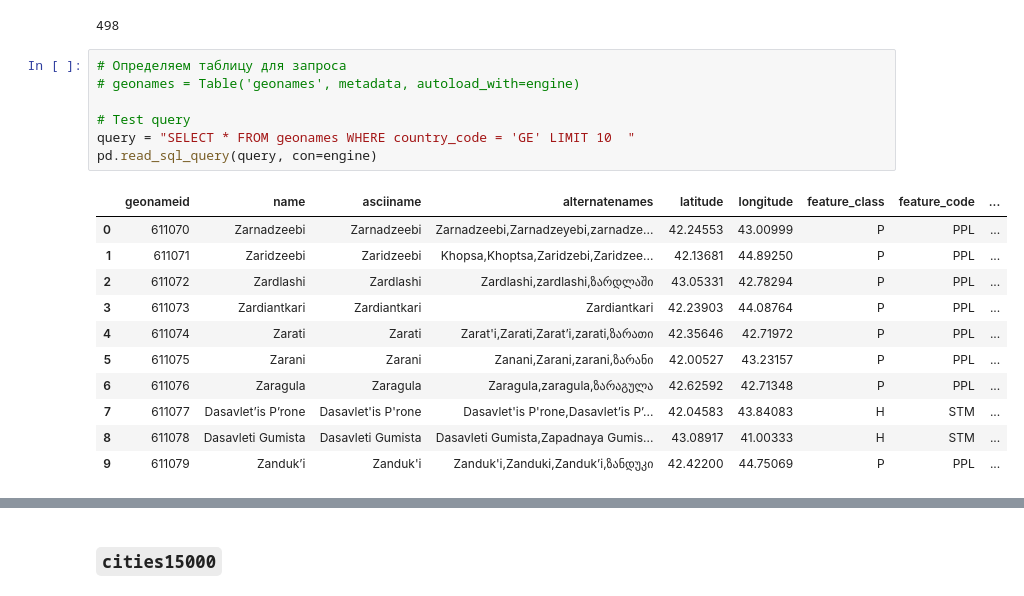
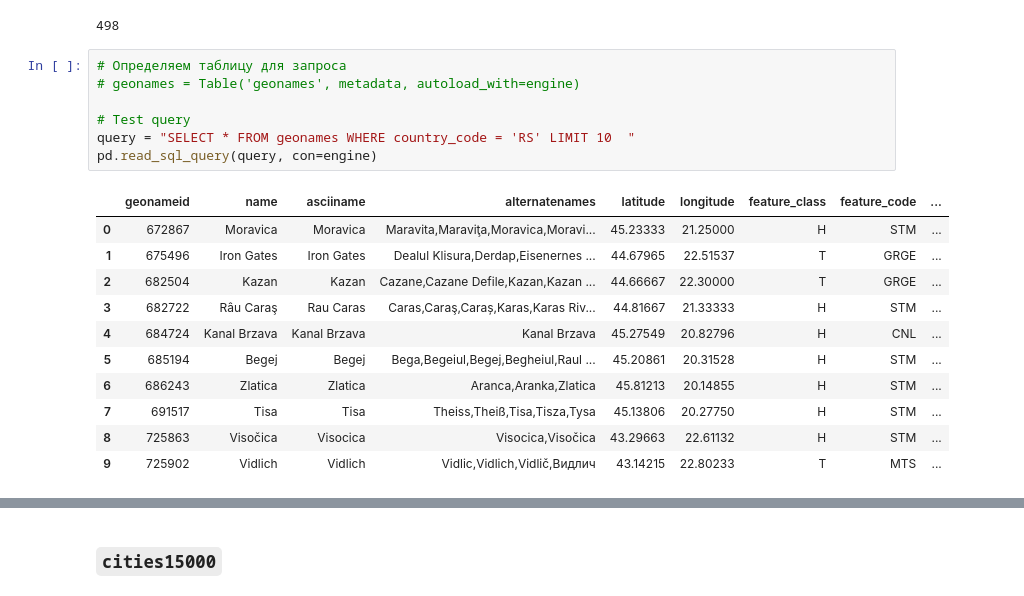
Before and after one commit to eburakova/geoname_matching, a Jupyter notebook: main.ipynb, the cells around one changed output, grey strips where cells are left out. Cells and saved outputs as stored; diff of their text form.

```diff
--- a/main.ipynb
+++ b/main.ipynb
@@ -350,19 +349,19 @@ data.to_sql('geonames', con=engine, if_exists='append', index=False)
 # %%
 # Определяем таблицу для запроса
 # geonames = Table('geonames', metadata, autoload_with=engine)
 
 # Test query
-query = "SELECT * FROM geonames WHERE country_code = 'GE' LIMIT 10  "
+query = "SELECT * FROM geonames WHERE country_code = 'RS' LIMIT 10  "
 pd.read_sql_query(query, con=engine)
 # %% [output]
 |  | geonameid | name | asciiname | alternatenames | latitude | longitude | feature_class | feature_code | ... |
-| 0 | 611070 | Zarnadzeebi | Zarnadzeebi | Zarnadzeebi,Zarnadzeyebi,zarnadze... | 42.24553 | 43.00999 | P | PPL | ... |
-| 1 | 611071 | Zaridzeebi | Zaridzeebi | Khopsa,Khoptsa,Zaridzebi,Zaridzee... | 42.13681 | 44.89250 | P | PPL | ... |
-| 2 | 611072 | Zardlashi | Zardlashi | Zardlashi,zardlashi,ზარდლაში | 43.05331 | 42.78294 | P | PPL | ... |
-| 3 | 611073 | Zardiantkari | Zardiantkari | Zardiantkari | 42.23903 | 44.08764 | P | PPL | ... |
-| 4 | 611074 | Zarati | Zarati | Zarat'i,Zarati,Zarat’i,zarati,ზარათი | 42.35646 | 42.71972 | P | PPL | ... |
-| 5 | 611075 | Zarani | Zarani | Zanani,Zarani,zarani,ზარანი | 42.00527 | 43.23157 | P | PPL | ... |
-| 6 | 611076 | Zaragula | Zaragula | Zaragula,zaragula,ზარაგულა | 42.62592 | 42.71348 | P | PPL | ... |
-| 7 | 611077 | Dasavlet’is P’rone | Dasavlet'is P'rone | Dasavlet'is P'rone,Dasavlet’is P’... | 42.04583 | 43.84083 | H | STM | ... |
-| 8 | 611078 | Dasavleti Gumista | Dasavleti Gumista | Dasavleti Gumista,Zapadnaya Gumis... | 43.08917 | 41.00333 | H | STM | ... |
-| 9 | 611079 | Zanduk’i | Zanduk'i | Zanduk'i,Zanduki,Zanduk’i,ზანდუკი | 42.42200 | 44.75069 | P | PPL | ... |
+| 0 | 672867 | Moravica | Moravica | Maravita,Maraviţa,Moravica,Moravi... | 45.23333 | 21.25000 | H | STM | ... |
+| 1 | 675496 | Iron Gates | Iron Gates | Dealul Klisura,Derdap,Eisenernes ... | 44.67965 | 22.51537 | T | GRGE | ... |
+| 2 | 682504 | Kazan | Kazan | Cazane,Cazane Defile,Kazan,Kazan ... | 44.66667 | 22.30000 | T | GRGE | ... |
+| 3 | 682722 | Râu Caraş | Rau Caras | Caras,Caraş,Caraș,Karas,Karas Riv... | 44.81667 | 21.33333 | H | STM | ... |
+| 4 | 684724 | Kanal Brzava | Kanal Brzava | Kanal Brzava | 45.27549 | 20.82796 | H | CNL | ... |
+| 5 | 685194 | Begej | Begej | Bega,Begeiul,Begej,Begheiul,Raul ... | 45.20861 | 20.31528 | H | STM | ... |
+| 6 | 686243 | Zlatica | Zlatica | Aranca,Aranka,Zlatica | 45.81213 | 20.14855 | H | STM | ... |
+| 7 | 691517 | Tisa | Tisa | Theiss,Theiß,Tisa,Tisza,Tysa | 45.13806 | 20.27750 | H | STM | ... |
+| 8 | 725863 | Visočica | Visocica | Visocica,Visočica | 43.29663 | 22.61132 | H | STM | ... |
+| 9 | 725902 | Vidlich | Vidlich | Vidlic,Vidlich,Vidlič,Видлич | 43.14215 | 22.80233 | T | MTS | ... |
```
Also changed, not shown: parts of 24 cells of this notebook.
